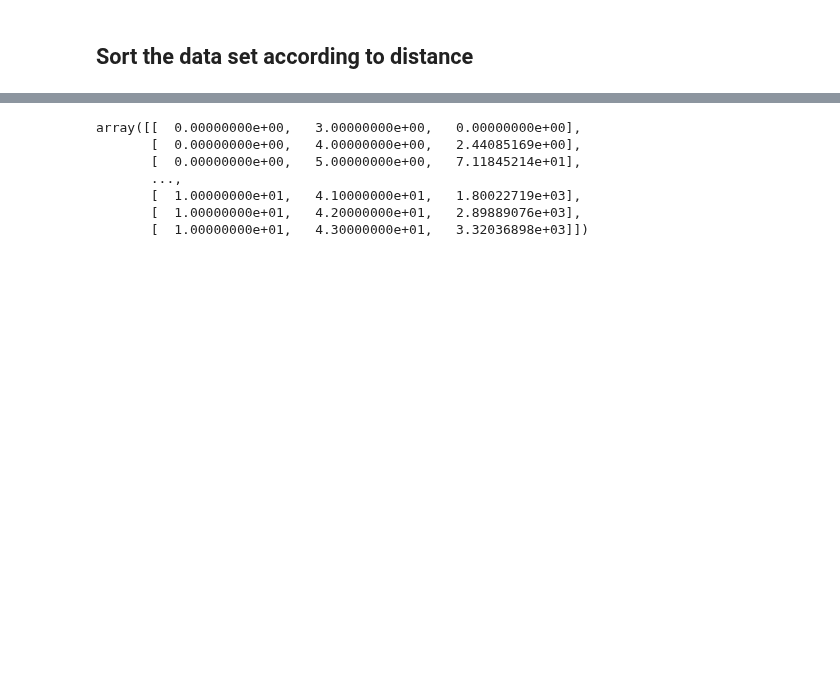
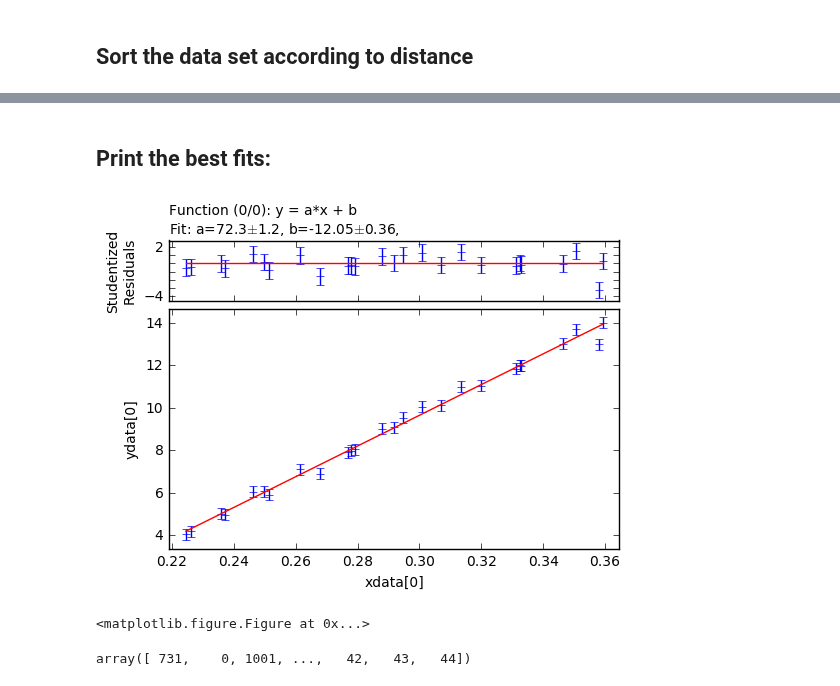
Before and after one commit to ry-dgel/Chladni, a Jupyter notebook: analysis/interim_analysis_post_offset.ipynb, the cells around one changed output, grey strips where cells are left out. Saved outputs shown, nothing was run; the diff lists cells and outputs as text; code cells hidden in the pictures; blank space fills up the shorter version.

Commit message:
Great fit on combined data

```diff
--- a/analysis/interim_analysis_post_offset.ipynb
+++ b/analysis/interim_analysis_post_offset.ipynb
@@ -217,10 +207,50 @@ fit_params = np.array(combined_fit_data[1])
-# %%
-chi_squares
-# %% [output]
-array([[  0.00000000e+00,   3.00000000e+00,   0.00000000e+00],
-       [  0.00000000e+00,   4.00000000e+00,   2.44085169e+00],
-       [  0.00000000e+00,   5.00000000e+00,   7.11845214e+01],
-       ...,
-       [  1.00000000e+01,   4.10000000e+01,   1.80022719e+03],
-       [  1.00000000e+01,   4.20000000e+01,   2.89889076e+03],
-       [  1.00000000e+01,   4.30000000e+01,   3.32036898e+03]])
+# %% [markdown]
+## Print the best fits:
+# %%
+max_number_plots = 100
+number_plots = 0
+for i in range(len(best_fits)):
+    current_slope = fit_params[best_fits[i]][0]
+
+    #Add in errors from measurement
+    temp_voltage_error = np.sqrt(
+        np.square(combined_calibration_data[3]) + \
+        np.square(combined_calibration_data[2]*current_slope))
+    total_weighted_error = np.copy(temp_voltage_error)
+
+
+    my_fitter = s.data.fitter(f='a*x + b', p='a, b')
+    my_fitter._settings['autoplot'] = False
+    length_of_regression = chi_squares[best_fits[i]][1]
+    start_of_regression = chi_squares[best_fits[i]][0]
+    end_of_regression = start_of_regression + length_of_regression
+
+    my_fitter.set_data(
+        xdata=combined_calibration_data[0][start_of_regression:end_of_regression],
+        ydata=combined_calibration_data[1][start_of_regression:end_of_regression],
+        exdata=np.zeros(length_of_regression),
+        eydata=total_weighted_error[start_of_regression:end_of_regression])
+
+    my_fitter.fit()
+    if False and length_of_regression > 20 and abs(my_fitter.reduced_chi_squareds()[0]-1) < 0.1:
+
+        number_plots += 1
+        #my_fitter.plot()
+        print("Start:", start_of_regression)
+        print("Length:", length_of_regression)
+        print("Weighted error:", total_weighted_error[0])
+        print("Chi^2:", my_fitter.reduced_chi_squareds()[0])
+        print("")
+
+    if start_of_regression==17 and length_of_regression==26:
+        my_fitter.plot()
+
+    if number_plots >= max_number_plots:
+        break
+# %% [output]
+[figure, added]
+<matplotlib.figure.Figure at 0x...>
+# %%
+np.argsort(np.abs(chi_squares[:, 2]-1))
+# %% [output]
+array([ 731,    0, 1001, ...,   42,   43,   44])
```
Also changed, not shown: parts of 3 cells of this notebook.
